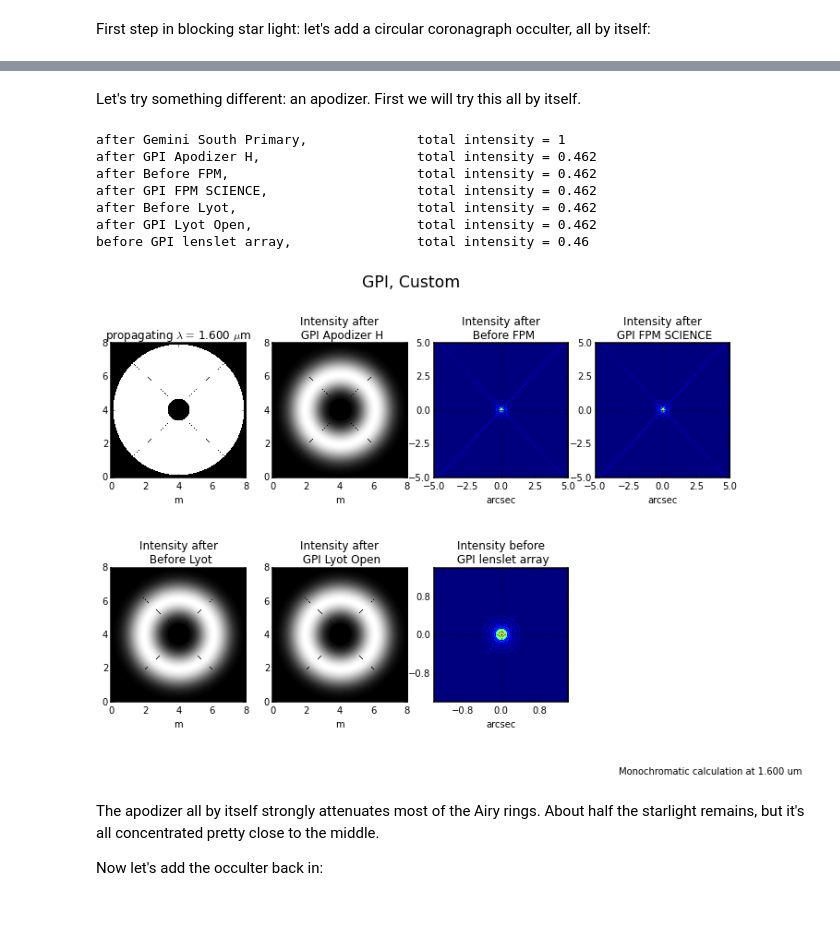
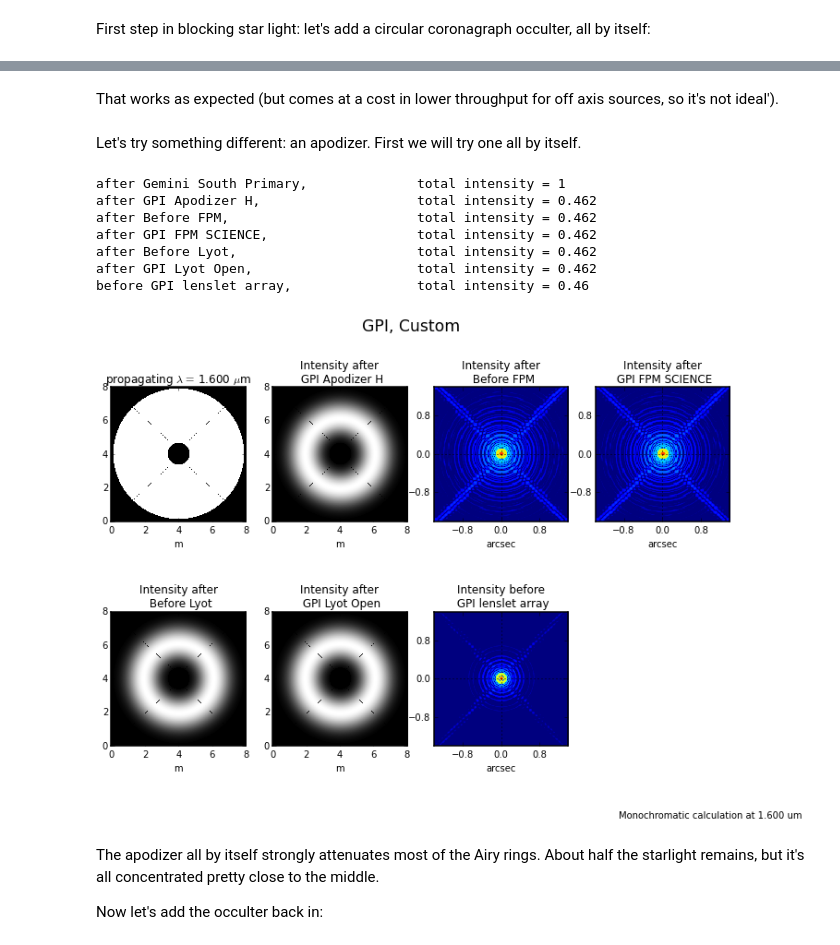
Before and after one commit to geminiplanetimager/gpipsfs, a Jupyter notebook: GPI Tutorial on Coronagraphs.ipynb, the cells around one changed output, grey strips where cells are left out. Cells and saved outputs as stored; diff of their text form; code cells hidden in the pictures; blank space fills up the shorter version.

```diff
--- a/GPI Tutorial on Coronagraphs.ipynb
+++ b/GPI Tutorial on Coronagraphs.ipynb
@@ -76,18 +96,21 @@ before GPI lenslet array,                total intensity = 0.00623
+# %% [markdown]
+That works as expected (but comes at a cost in lower throughput for off axis sources, so it's not ideal').
 # %% [markdown]
-Let's try something different: an apodizer. First we will try this all by itself.
+Let's try something different: an apodizer. First we will try one all by itself.
 # %%
-gpi.obsmode ='H_direct'  # resets to FPM=SCIENCE (none), Apodizer=CLEAR, Lyot=Open
+gpi.lyotmask='Open'
+gpi.occulter='SCIENCE'
 gpi.apodizer="H"
-psf= gpi.calcPSF(monochromatic=wavelen, display=True, verbose=True)
+psf= gpi.calcPSF(wavelength=wavelen, display=True, verbose=True)
 # %% [output]
 after Gemini South Primary,              total intensity = 1
 after GPI Apodizer H,                    total intensity = 0.462
 after Before FPM,                        total intensity = 0.462
 after GPI FPM SCIENCE,                   total intensity = 0.462
 after Before Lyot,                       total intensity = 0.462
 after GPI Lyot Open,                     total intensity = 0.462
 before GPI lenslet array,                total intensity = 0.46
-[figure, old version]
+[figure, new version]
 # %% [markdown]
 The apodizer all by itself strongly attenuates most of the Airy rings. About half the starlight remains, but it's all concentrated pretty close to the middle.
 
```
Also changed, not shown: parts of 44 cells of this notebook, 2 other files.
